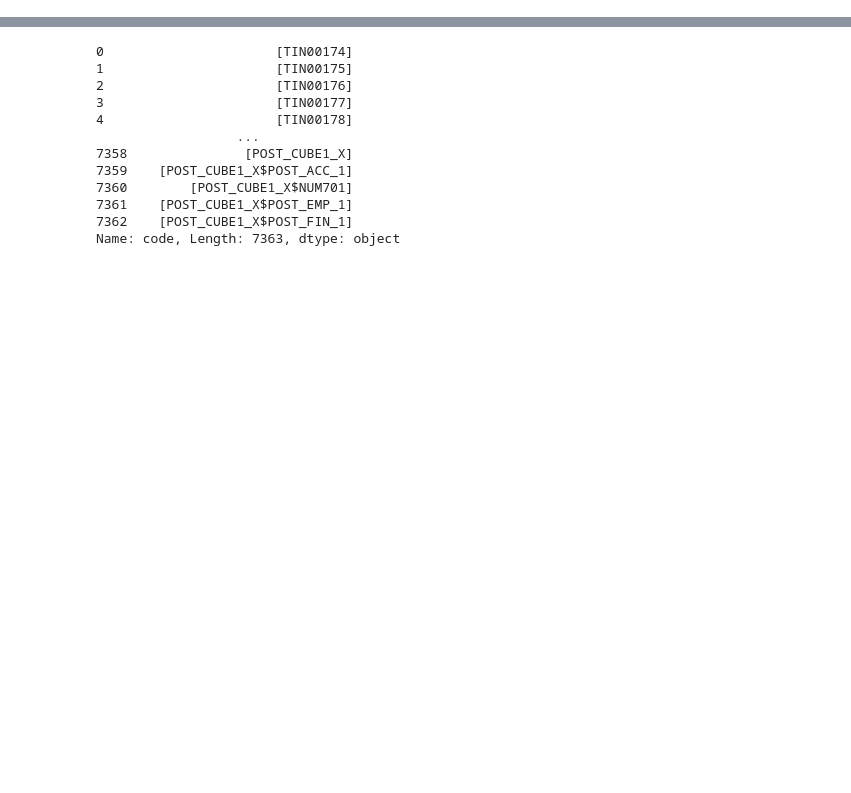
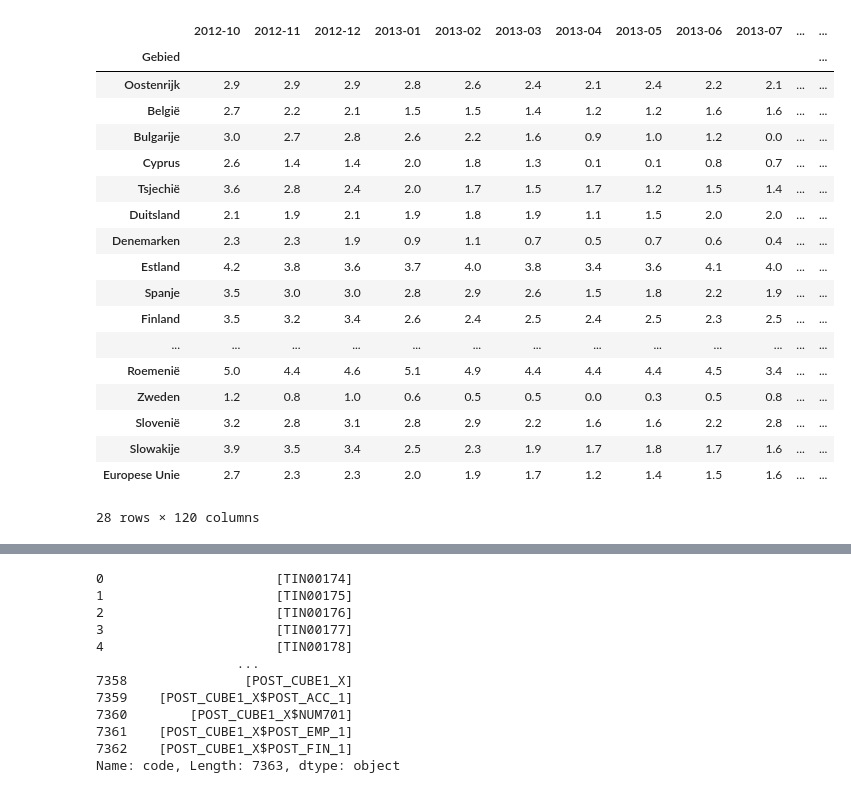
Before and after one commit to journinho/OPENGOV_BE, a Jupyter notebook: jupyter_folder/eurostat.ipynb, the cells around one changed output, grey strips where cells are left out. Cells and saved outputs as stored; diff of their text form; code cells hidden in the pictures; blank space fills up the shorter version.

```diff
--- a/jupyter_folder/eurostat.ipynb
+++ b/jupyter_folder/eurostat.ipynb
@@ -70,0 +100,25 @@ TypeError: get_dic() missing 1 required positional argument: 'par'
+# %%
+#replace the landcodes with the country names
+plot_data.rename(index=landcodes_EU, inplace=True)
+# %%
+plot_data
+# %% [output]
+|  | 2012-10 | 2012-11 | 2012-12 | 2013-01 | 2013-02 | 2013-03 | 2013-04 | 2013-05 | 2013-06 | 2013-07 | ... | ... |
+| Gebied |  |  |  |  |  |  |  |  |  |  |  | ... |
+| Oostenrijk | 2.9 | 2.9 | 2.9 | 2.8 | 2.6 | 2.4 | 2.1 | 2.4 | 2.2 | 2.1 | ... | ... |
+| België | 2.7 | 2.2 | 2.1 | 1.5 | 1.5 | 1.4 | 1.2 | 1.2 | 1.6 | 1.6 | ... | ... |
+| Bulgarije | 3.0 | 2.7 | 2.8 | 2.6 | 2.2 | 1.6 | 0.9 | 1.0 | 1.2 | 0.0 | ... | ... |
+| Cyprus | 2.6 | 1.4 | 1.4 | 2.0 | 1.8 | 1.3 | 0.1 | 0.1 | 0.8 | 0.7 | ... | ... |
+| Tsjechië | 3.6 | 2.8 | 2.4 | 2.0 | 1.7 | 1.5 | 1.7 | 1.2 | 1.5 | 1.4 | ... | ... |
+| Duitsland | 2.1 | 1.9 | 2.1 | 1.9 | 1.8 | 1.9 | 1.1 | 1.5 | 2.0 | 2.0 | ... | ... |
+| Denemarken | 2.3 | 2.3 | 1.9 | 0.9 | 1.1 | 0.7 | 0.5 | 0.7 | 0.6 | 0.4 | ... | ... |
+| Estland | 4.2 | 3.8 | 3.6 | 3.7 | 4.0 | 3.8 | 3.4 | 3.6 | 4.1 | 4.0 | ... | ... |
+| Spanje | 3.5 | 3.0 | 3.0 | 2.8 | 2.9 | 2.6 | 1.5 | 1.8 | 2.2 | 1.9 | ... | ... |
+| Finland | 3.5 | 3.2 | 3.4 | 2.6 | 2.4 | 2.5 | 2.4 | 2.5 | 2.3 | 2.5 | ... | ... |
+| ... | ... | ... | ... | ... | ... | ... | ... | ... | ... | ... | ... | ... |
+| Roemenië | 5.0 | 4.4 | 4.6 | 5.1 | 4.9 | 4.4 | 4.4 | 4.4 | 4.5 | 3.4 | ... | ... |
+| Zweden | 1.2 | 0.8 | 1.0 | 0.6 | 0.5 | 0.5 | 0.0 | 0.3 | 0.5 | 0.8 | ... | ... |
+| Slovenië | 3.2 | 2.8 | 3.1 | 2.8 | 2.9 | 2.2 | 1.6 | 1.6 | 2.2 | 2.8 | ... | ... |
+| Slowakije | 3.9 | 3.5 | 3.4 | 2.5 | 2.3 | 1.9 | 1.7 | 1.8 | 1.7 | 1.6 | ... | ... |
+| Europese Unie | 2.7 | 2.3 | 2.3 | 2.0 | 1.9 | 1.7 | 1.2 | 1.4 | 1.5 | 1.6 | ... | ... |
+28 rows × 120 columns
```
Also changed, not shown: parts of 37 cells of this notebook, 1 other file.
